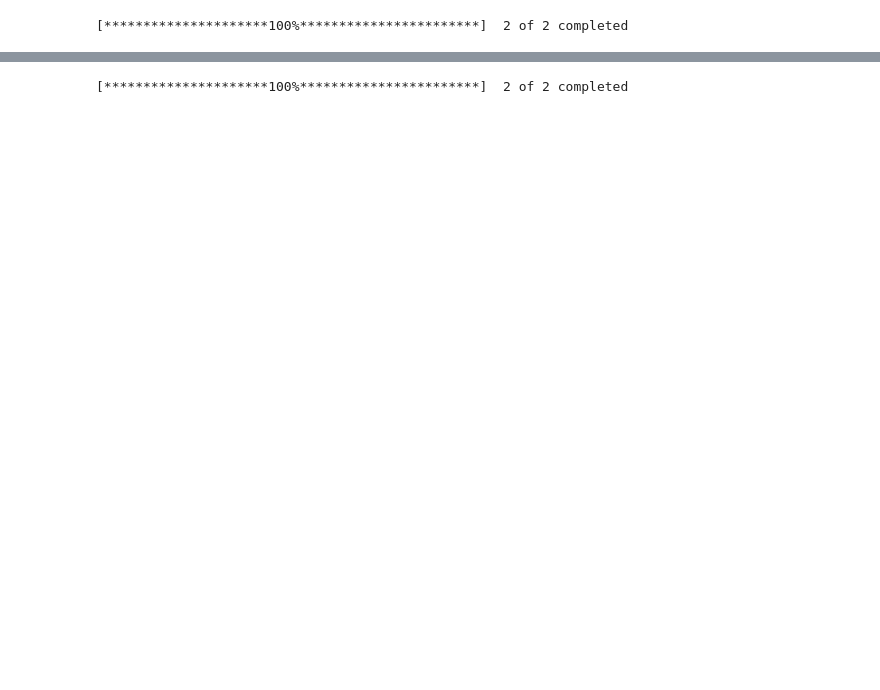
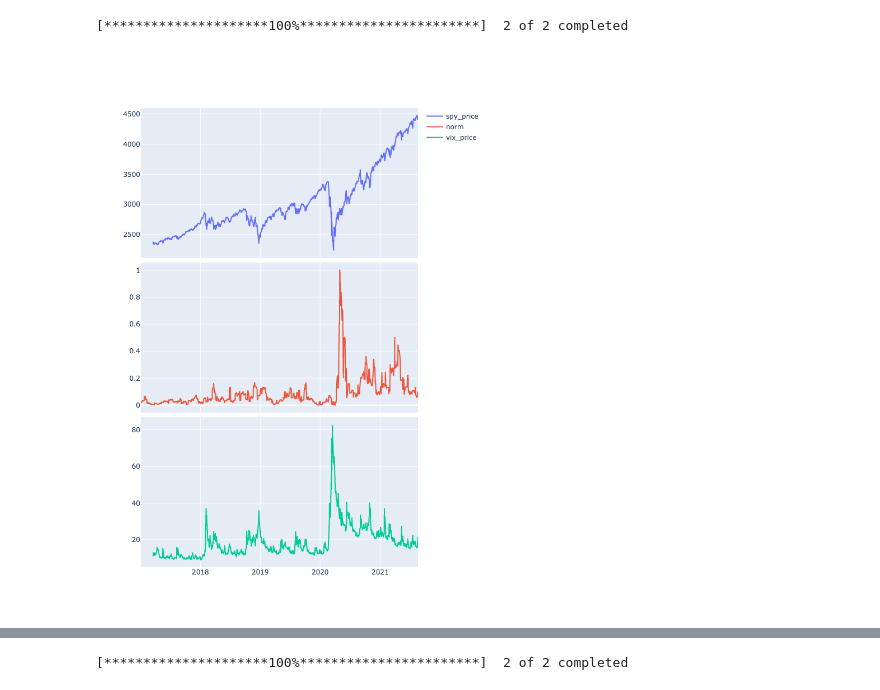
Before and after one commit to harshasomisetty/summer-tda-research, a Jupyter notebook: notebooks/market_crashes.ipynb, the cells around one changed output, grey strips where cells are left out. Saved outputs shown, nothing was run; the diff lists cells and outputs as text; code cells hidden in the pictures; blank space fills up the shorter version.

```diff
--- a/notebooks/market_crashes.ipynb
+++ b/notebooks/market_crashes.ipynb
@@ -152,3 +147,8 @@ for i, col in enumerate(calced_df.keys(), start=1):
 fig.show()
 # %% [output]
 [*********************100%***********************]  2 of 2 completed
+# %%
+from IPython import display
+display.Image("../images/fig10later.png")
+# %% [output]
+[figure, added]
```
Also changed, not shown: parts of 8 cells of this notebook, 6 other files.
